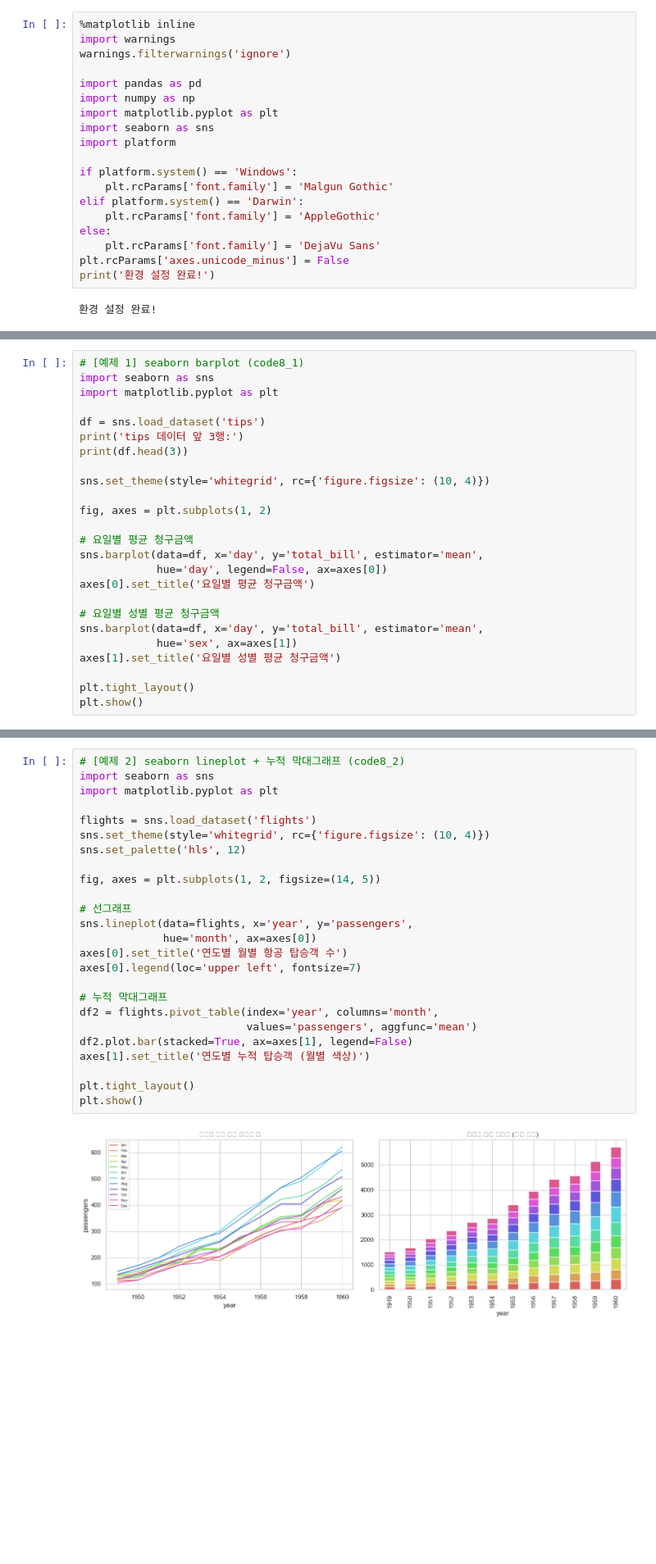
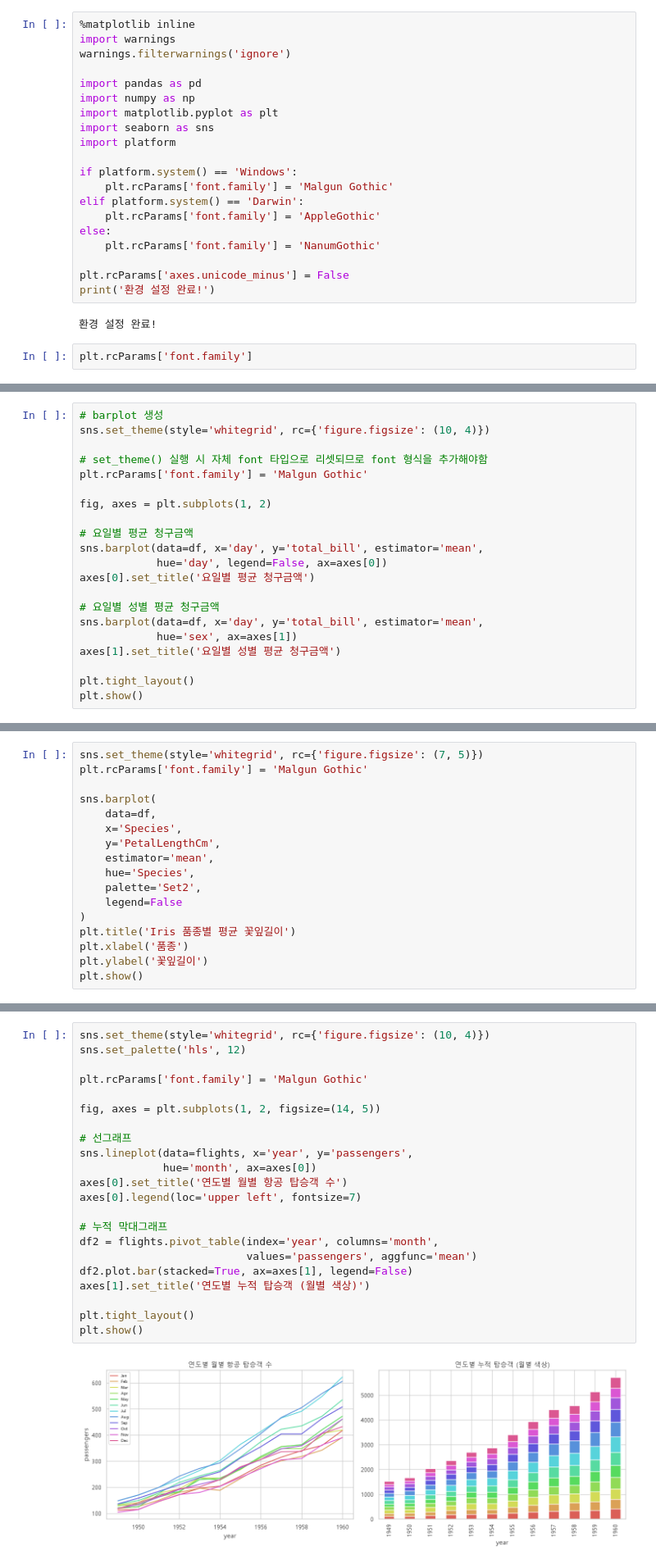
Before and after one commit to xywon0219nate-blip/python-lab, a Jupyter notebook: pandas/14_고급_시각화.ipynb, the cells around one changed output, grey strips where cells are left out. Shown at 82% size. Drawn from its saved outputs; the diff is of its cells as text; blank space fills up the shorter version.

```diff
--- a/pandas/14_고급_시각화.ipynb
+++ b/pandas/14_고급_시각화.ipynb
@@ -16,8 +22,11 @@ if platform.system() == 'Windows':
 elif platform.system() == 'Darwin':
     plt.rcParams['font.family'] = 'AppleGothic'
 else:
-    plt.rcParams['font.family'] = 'DejaVu Sans'
+    plt.rcParams['font.family'] = 'NanumGothic'
+
 plt.rcParams['axes.unicode_minus'] = False
 print('환경 설정 완료!')
 # %% [output]
 환경 설정 완료!
+# %%
+plt.rcParams['font.family']
@@ -24,13 +51,9 @@ print('환경 설정 완료!')
 # %%
-# [예제 1] seaborn barplot (code8_1)
-import seaborn as sns
-import matplotlib.pyplot as plt
+# barplot 생성
+sns.set_theme(style='whitegrid', rc={'figure.figsize': (10, 4)})
 
-df = sns.load_dataset('tips')
-print('tips 데이터 앞 3행:')
-print(df.head(3))
-
-sns.set_theme(style='whitegrid', rc={'figure.figsize': (10, 4)})
+# set_theme() 실행 시 자체 font 타입으로 리셋되므로 font 형식을 추가해야함
+plt.rcParams['font.family'] = 'Malgun Gothic'
 
 fig, axes = plt.subplots(1, 2)
 
@@ -55,0 +86,17 @@ tips 데이터 앞 3행:
+# %%
+sns.set_theme(style='whitegrid', rc={'figure.figsize': (7, 5)})
+plt.rcParams['font.family'] = 'Malgun Gothic'
+
+sns.barplot(
+    data=df,
+    x='Species',
+    y='PetalLengthCm',
+    estimator='mean',
+    hue='Species',
+    palette='Set2',
+    legend=False
+)
+plt.title('Iris 품종별 평균 꽃잎길이')
+plt.xlabel('품종')
+plt.ylabel('꽃잎길이')
+plt.show()
@@ -56,27 +118,24 @@ tips 데이터 앞 3행:
 # %%
-# [예제 2] seaborn lineplot + 누적 막대그래프 (code8_2)
-import seaborn as sns
-import matplotlib.pyplot as plt
-
-flights = sns.load_dataset('flights')
 sns.set_theme(style='whitegrid', rc={'figure.figsize': (10, 4)})
 sns.set_palette('hls', 12)
+
+plt.rcParams['font.family'] = 'Malgun Gothic'
 
 fig, axes = plt.subplots(1, 2, figsize=(14, 5))
 
 # 선그래프
 sns.lineplot(data=flights, x='year', y='passengers',
              hue='month', ax=axes[0])
 axes[0].set_title('연도별 월별 항공 탑승객 수')
 axes[0].legend(loc='upper left', fontsize=7)
 
 # 누적 막대그래프
 df2 = flights.pivot_table(index='year', columns='month',
                           values='passengers', aggfunc='mean')
 df2.plot.bar(stacked=True, ax=axes[1], legend=False)
 axes[1].set_title('연도별 누적 탑승객 (월별 색상)')
 
 plt.tight_layout()
 plt.show()
 # %% [output]
-[figure, old version]
+[figure, new version]
```
Also changed, not shown: parts of 32 cells of this notebook, 7 other files.
